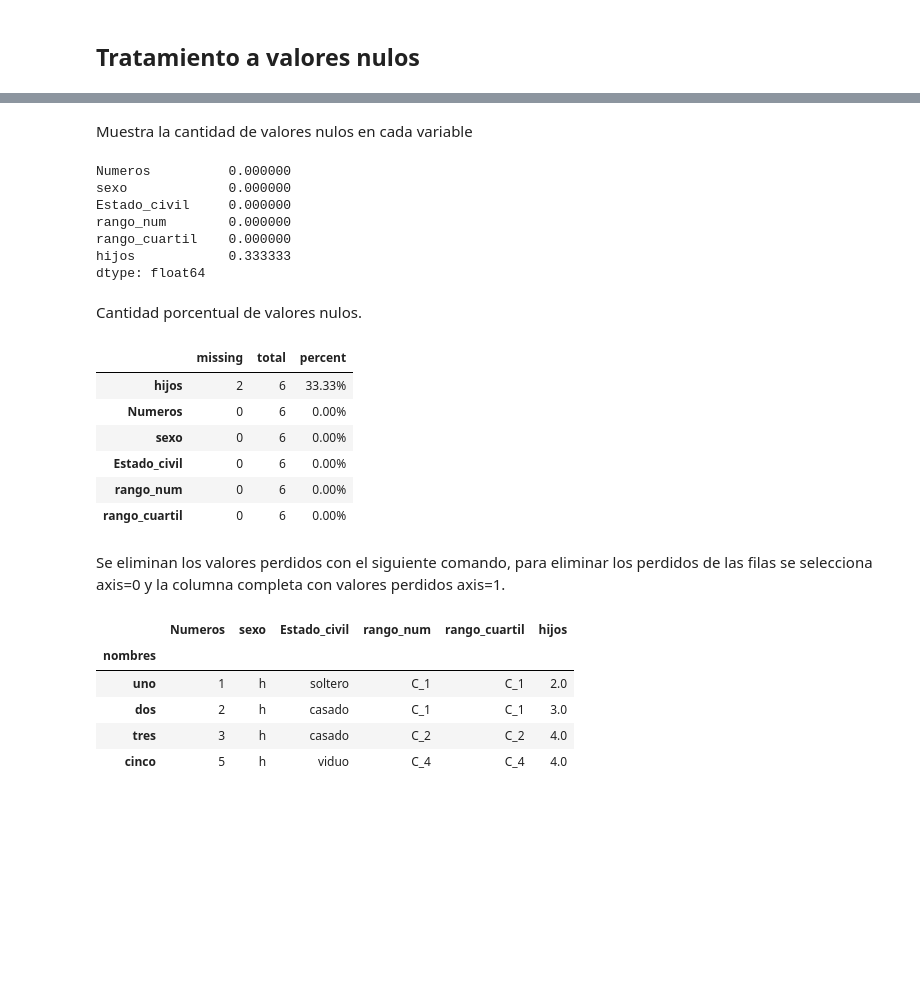
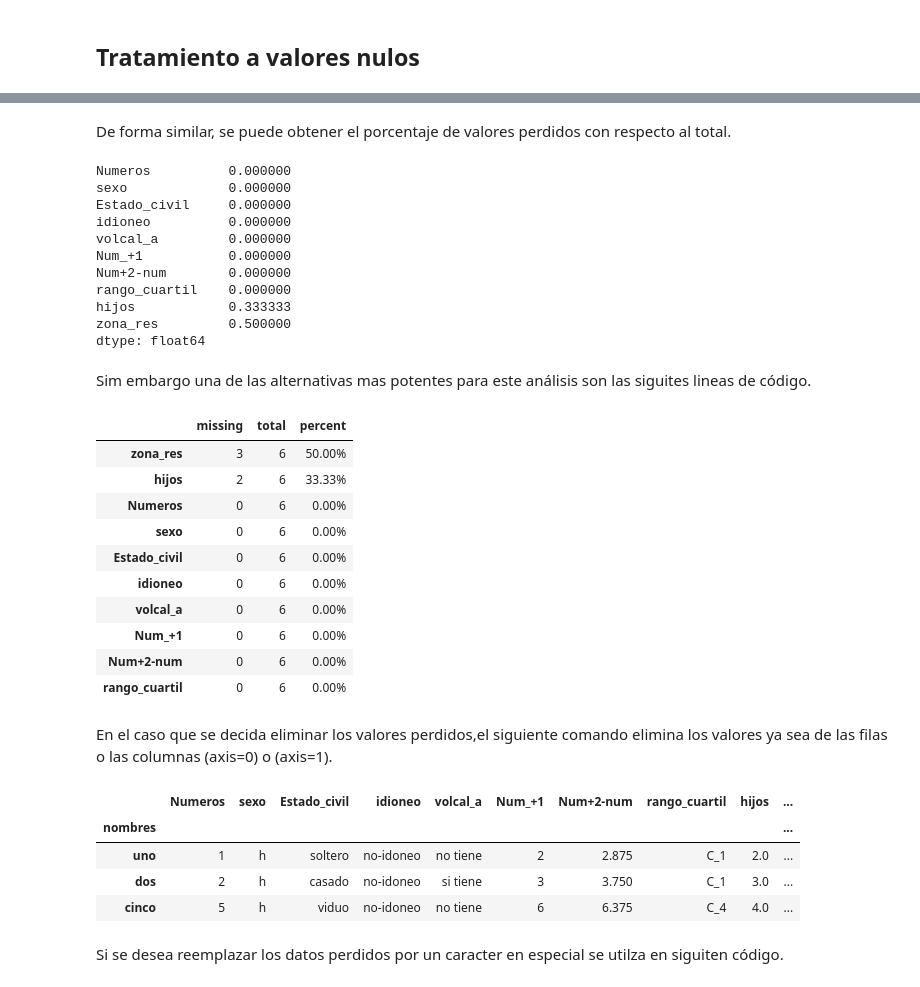
Before and after one commit to Crisdres/Manuales-Pandas-Python, a Jupyter notebook: Manual_pandas_python/Administracion_BBDD_1.ipynb, the cells around one changed output, grey strips where cells are left out. Saved outputs shown, nothing was run; the diff lists cells and outputs as text; code cells hidden in the pictures; blank space fills up the shorter version.

Commit message:
Update Administracion_BBDD_1.ipynb
Mejoras

```diff
--- a/Manual_pandas_python/Administracion_BBDD_1.ipynb
+++ b/Manual_pandas_python/Administracion_BBDD_1.ipynb
@@ -55,6 +55,5 @@ base
 # %%
-base=pd.read_excel("C:/Users/Cristian/Desktop/Administracion de bases de datos con python/base.xlsx"
-                   ,sheet_name="base",index_col="nombres")
+base=pd.read_excel("base.xlsx",sheet_name="base",index_col="nombres")
 base
 # %% [output]
 |  | Numeros |
@@ -126,0 +130,3 @@ base
+# %%
+base["Num_+1"]=base.Numeros+1
+base
@@ -126,0 +144,3 @@ base
+# %%
+base["Num+2-num"]=base.Numeros+2-base.Numeros/8
+base
@@ -265,2 +332,3 @@ Se genera una nueva variable con valores perdidos para ejmplificar.
 # %%
 base["hijos"]=[2,3,4,np.nan,4,None]
+base["zona_res"]=["rural","urbana",np.nan,np.nan,"rural",np.nan]
@@ -276,18 +350,22 @@ hijos            2
 dtype: int64
-# %% [markdown]
-Muestra la cantidad de valores nulos en cada variable
+# %% [markdown]
+De forma similar, se puede obtener el porcentaje de valores perdidos con respecto al total.
 # %%
 base.isna().sum() / len(base)
 # %% [output]
 Numeros          0.000000
 sexo             0.000000
 Estado_civil     0.000000
-rango_num        0.000000
+idioneo          0.000000
+volcal_a         0.000000
+Num_+1           0.000000
+Num+2-num        0.000000
 rango_cuartil    0.000000
 hijos            0.333333
+zona_res         0.500000
 dtype: float64
-# %% [markdown]
-Cantidad porcentual de valores nulos.
+# %% [markdown]
+Sim embargo una de las alternativas mas potentes para este análisis son las siguites lineas de código.
 # %%
 
 # sidetable no viene por defecto en ANACONDA se debe instalar en el shell
@@ -295,20 +373,26 @@ Cantidad porcentual de valores nulos.
 base.stb.missing(style = True)
 # %% [output]
 |  | missing | total | percent |
+| zona_res | 3 | 6 | 50.00% |
 | hijos | 2 | 6 | 33.33% |
 | Numeros | 0 | 6 | 0.00% |
 | sexo | 0 | 6 | 0.00% |
 | Estado_civil | 0 | 6 | 0.00% |
-| rango_num | 0 | 6 | 0.00% |
+| idioneo | 0 | 6 | 0.00% |
+| volcal_a | 0 | 6 | 0.00% |
+| Num_+1 | 0 | 6 | 0.00% |
+| Num+2-num | 0 | 6 | 0.00% |
 | rango_cuartil | 0 | 6 | 0.00% |
 # %% [markdown]
-Se eliminan los valores perdidos con el siguiente comando, para eliminar los perdidos de las filas se selecciona axis=0 y la columna completa con valores perdidos axis=1.
+En el caso que se decida eliminar los valores perdidos,el siguiente comando elimina los valores ya sea de las filas o las columnas (axis=0) o (axis=1).
 # %%
-base.dropna(axis = 0)
+base_l=base.dropna(axis = 0)
+base_l
 # %% [output]
-|  | Numeros | sexo | Estado_civil | rango_num | rango_cuartil | hijos |
-| nombres |  |  |  |  |  |  |
-| uno | 1 | h | soltero | C_1 | C_1 | 2.0 |
-| dos | 2 | h | casado | C_1 | C_1 | 3.0 |
-| tres | 3 | h | casado | C_2 | C_2 | 4.0 |
-| cinco | 5 | h | viduo | C_4 | C_4 | 4.0 |
+|  | Numeros | sexo | Estado_civil | idioneo | volcal_a | Num_+1 | Num+2-num | rango_cuartil | hijos | ... |
+| nombres |  |  |  |  |  |  |  |  |  | ... |
+| uno | 1 | h | soltero | no-idoneo | no tiene | 2 | 2.875 | C_1 | 2.0 | ... |
+| dos | 2 | h | casado | no-idoneo | si tiene | 3 | 3.750 | C_1 | 3.0 | ... |
+| cinco | 5 | h | viduo | no-idoneo | no tiene | 6 | 6.375 | C_4 | 4.0 | ... |
+# %% [markdown]
+Si se desea reemplazar los datos perdidos por un caracter en especial se utilza en siguiten código.
```
Also changed, not shown: parts of 38 cells of this notebook.
